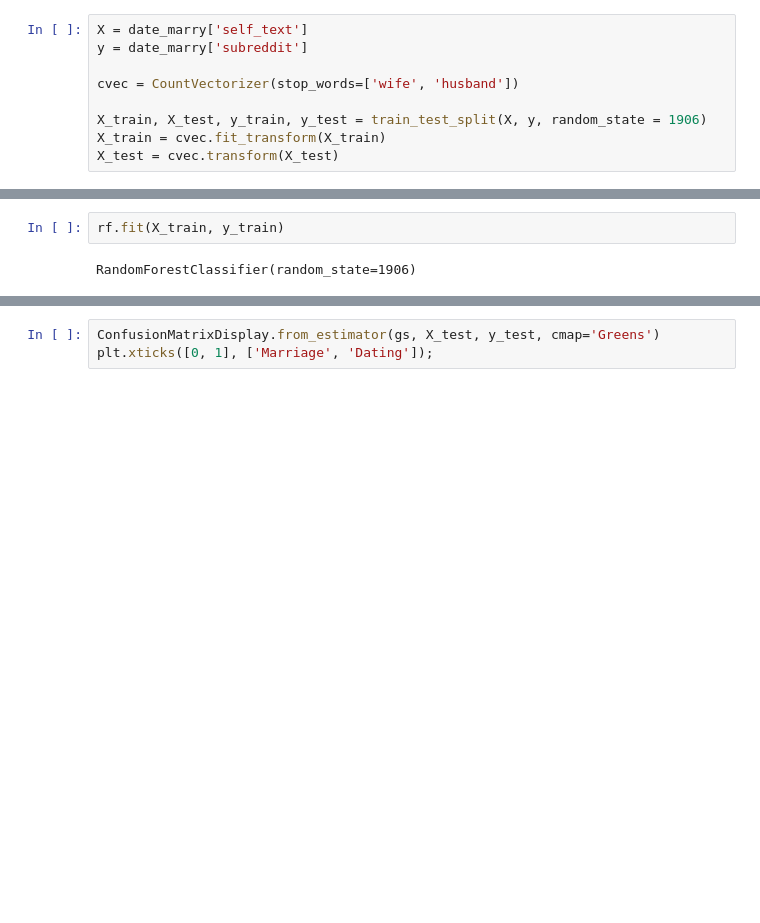
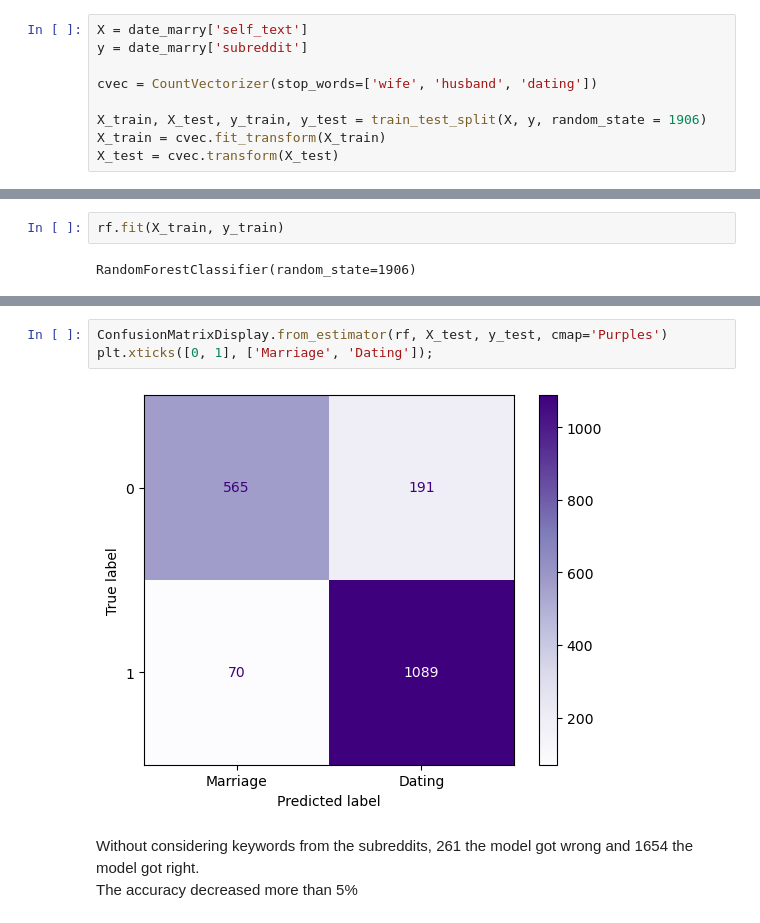
Before and after one commit to gabrielafichtner/dating-marry-classification, a Jupyter notebook: Data Cleaning and Modeling.ipynb, the cells around one changed output, grey strips where cells are left out. Drawn from its saved outputs; the diff is of its cells as text; blank space fills up the shorter version.

```diff
--- a/Data Cleaning and Modeling.ipynb
+++ b/Data Cleaning and Modeling.ipynb
@@ -543,7 +567,7 @@ rf.get_params()
 X = date_marry['self_text']
 y = date_marry['subreddit']
 
-cvec = CountVectorizer(stop_words=['wife', 'husband'])
+cvec = CountVectorizer(stop_words=['wife', 'husband', 'dating'])
 
 X_train, X_test, y_train, y_test = train_test_split(X, y, random_state = 1906)
 X_train = cvec.fit_transform(X_train)
@@ -563,3 +587,8 @@ rf.score(X_test, y_test)
 # %%
-ConfusionMatrixDisplay.from_estimator(gs, X_test, y_test, cmap='Greens')
+ConfusionMatrixDisplay.from_estimator(rf, X_test, y_test, cmap='Purples')
 plt.xticks([0, 1], ['Marriage', 'Dating']);
+# %% [output]
+[figure, added]
+# %% [markdown]
+Without considering keywords from the subreddits, 261 the model got wrong and 1654 the model got right.<br>
+The accuracy decreased more than 5%
```
Also changed, not shown: parts of 23 cells of this notebook.
